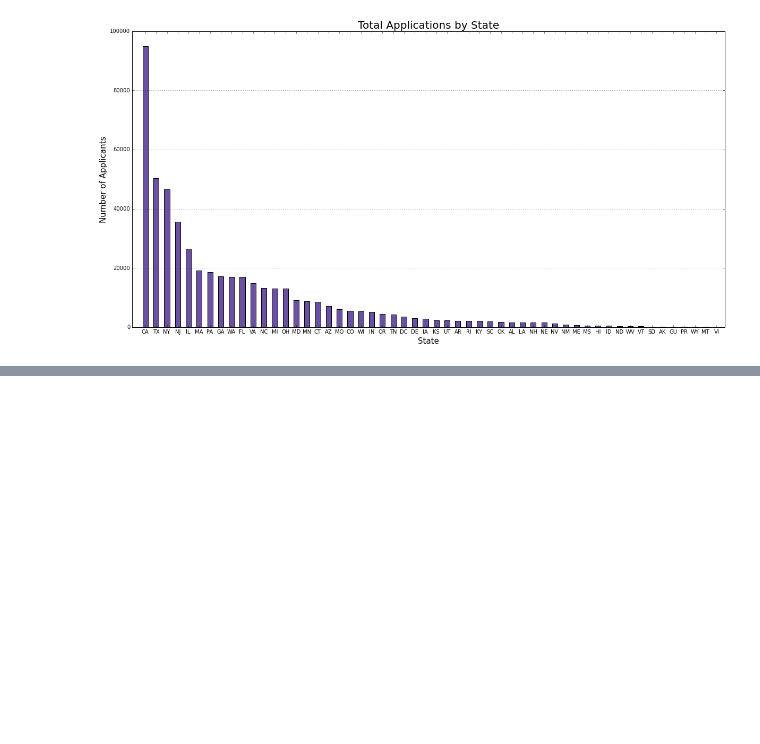
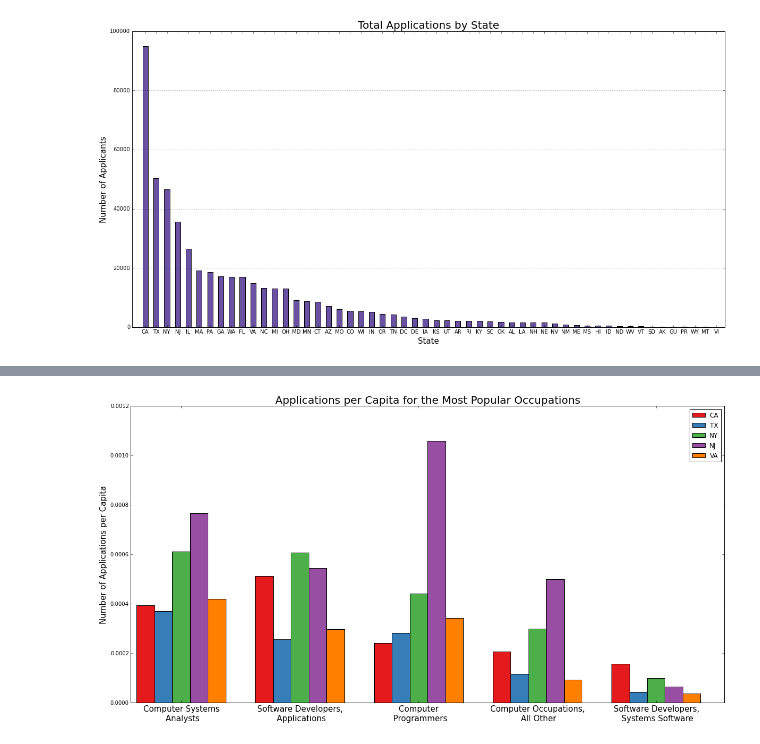
Before and after one commit to smehraein/LCA_Analysis, a Jupyter notebook: Labor Condition Applications Analysis.ipynb, the cells around one changed output, grey strips where cells are left out. Drawn from its saved outputs; the diff is of its cells as text; code cells hidden in the pictures; blank space fills up the shorter version.

```diff
--- a/Labor Condition Applications Analysis.ipynb
+++ b/Labor Condition Applications Analysis.ipynb
@@ -452,0 +537,46 @@ As expected, the largest state (CA) has the most applicants but some other state
+# %%
+CA_POP = 38800000.
+TX_POP = 26960000.
+NY_POP = 8400000.
+NJ_POP = 8930000.
+VA_POP = 8326000.
+
+job_1_df = delta_df[delta_df["LCA_CASE_SOC_NAME"] == "Computer Systems Analysts"]
+job_2_df = delta_df[delta_df["LCA_CASE_SOC_NAME"] == "Software Developers, Applications"]
+job_3_df = delta_df[delta_df["LCA_CASE_SOC_NAME"] == "Computer Programmers"]
+job_4_df = delta_df[delta_df["LCA_CASE_SOC_NAME"] == "Computer Occupations, All Other"]
+job_5_df = delta_df[delta_df["LCA_CASE_SOC_NAME"] == "Software Developers, Systems Software"]
+
+df_list = [job_1_df, job_2_df, job_3_df, job_4_df, job_5_df,]
+job_names = ["Computer Systems \n Analysts", "Software Developers, \n Applications", "Computer \n Programmers",
+             "Computer Occupations, \n All Other", "Software Developers, \n Systems Software"]
+
+ca_data = [(x["STATE"] =="CA").sum()/CA_POP for x in df_list]
+tx_data = [(x["STATE"] =="TX").sum()/TX_POP for x in df_list]
+ny_data = [(x["STATE"] =="NY").sum()/NY_POP for x in df_list]
+nj_data = [(x["STATE"] =="NJ").sum()/NJ_POP for x in df_list]
+va_data = [(x["STATE"] =="VA").sum()/VA_POP for x in df_list]
+
+
+lefts = range(1,len(job_names)+1)
+lefts = np.arange(len(job_names))
+bar_widths = 0.15
+
+plt.figure(figsize=(20,10))
+
+
+ca_rects = plt.bar(lefts+.05, ca_data, width=bar_widths, color="#e41a1c", label="CA")
+tx_rects = plt.bar(lefts+bar_widths+.05, tx_data, width=bar_widths, color="#377eb8", label="TX")
+ny_rects = plt.bar(lefts+bar_widths*2+.05, ny_data, width=bar_widths, color="#4daf4a", label="NY")
+nj_rects = plt.bar(lefts+bar_widths*3+.05, nj_data, width=bar_widths, color="#984ea3", label="NJ")
+va_rects = plt.bar(lefts+bar_widths*4+.05, va_data, width=bar_widths, color="#ff7f00", label="VA")
+
+plt.title("Applications per Capita for the Most Popular Occupations", fontsize=20)
+plt.xticks(lefts+bar_widths*2.5+0.05, job_names, fontsize=15)
+
+plt.ylabel("Number of Applications per Capita", fontsize=15)
+plt.legend()
+
+plt.show()
+# %% [output]
+[figure, added]
```
Also changed, not shown: parts of 10 cells of this notebook.
